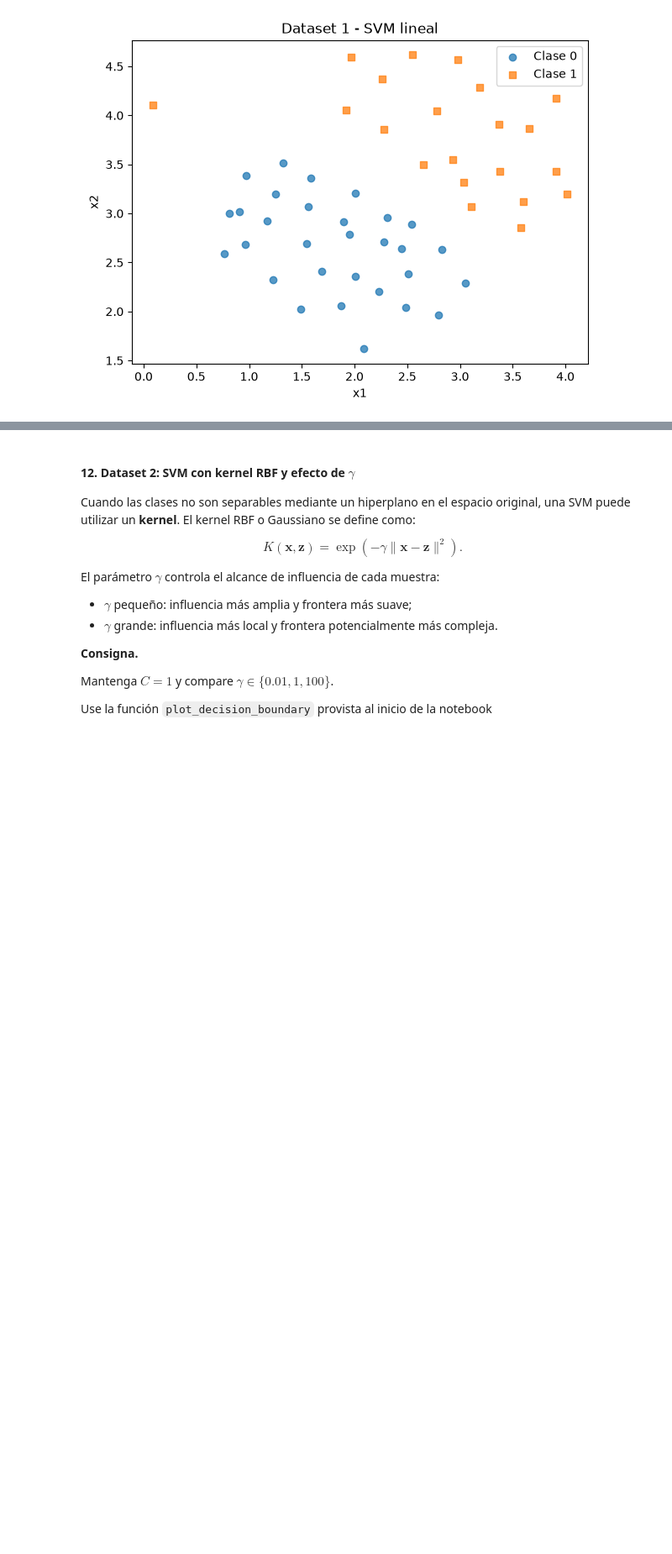
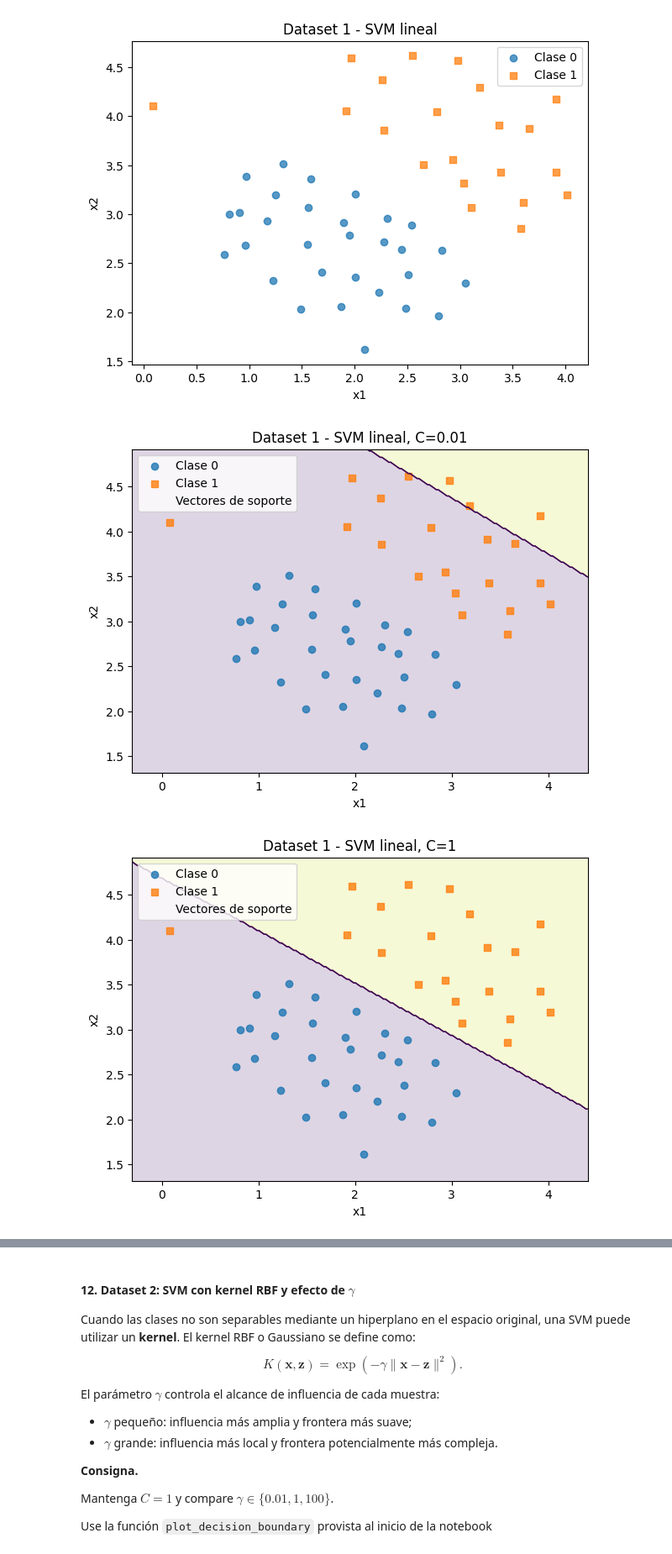
Before and after one commit to LucasSegovia01/Nu-ez_Segovia-Aprendizaje_automatico, a Jupyter notebook: Trabajo_practico_6/Clasificacion_LDA_SVM.ipynb, the cells around one changed output, grey strips where cells are left out. Shown at 84% size. Saved outputs shown, nothing was run; the diff lists cells and outputs as text; code cells hidden in the pictures; blank space fills up the shorter version.

```diff
--- a/Trabajo_practico_6/Clasificacion_LDA_SVM.ipynb
+++ b/Trabajo_practico_6/Clasificacion_LDA_SVM.ipynb
@@ -726,3 +726,18 @@ plot_labeled_points(X_svm1, y_svm1, 'Dataset 1 - SVM lineal')
 Dimensiones: (51, 2)
 Clases: [0 1]
 [figure]
+# %%
+valores_C = [0.01, 1, 100]
+
+for c in valores_C:
+  svm_lineal =Pipeline([
+      ('scaler', StandardScaler()),
+      ('svc', SVC(kernel='linear', C=c))
+       ])
+
+  svm_lineal.fit(X_svm1, y_svm1)
+
+  plot_decision_boundary(svm_lineal, X_svm1, y_svm1, f'Dataset 1 - SVM lineal, C={c}')
+# %% [output]
+[figure, added]
+[figure, added]
```
Also changed, not shown: parts of 17 cells of this notebook.
